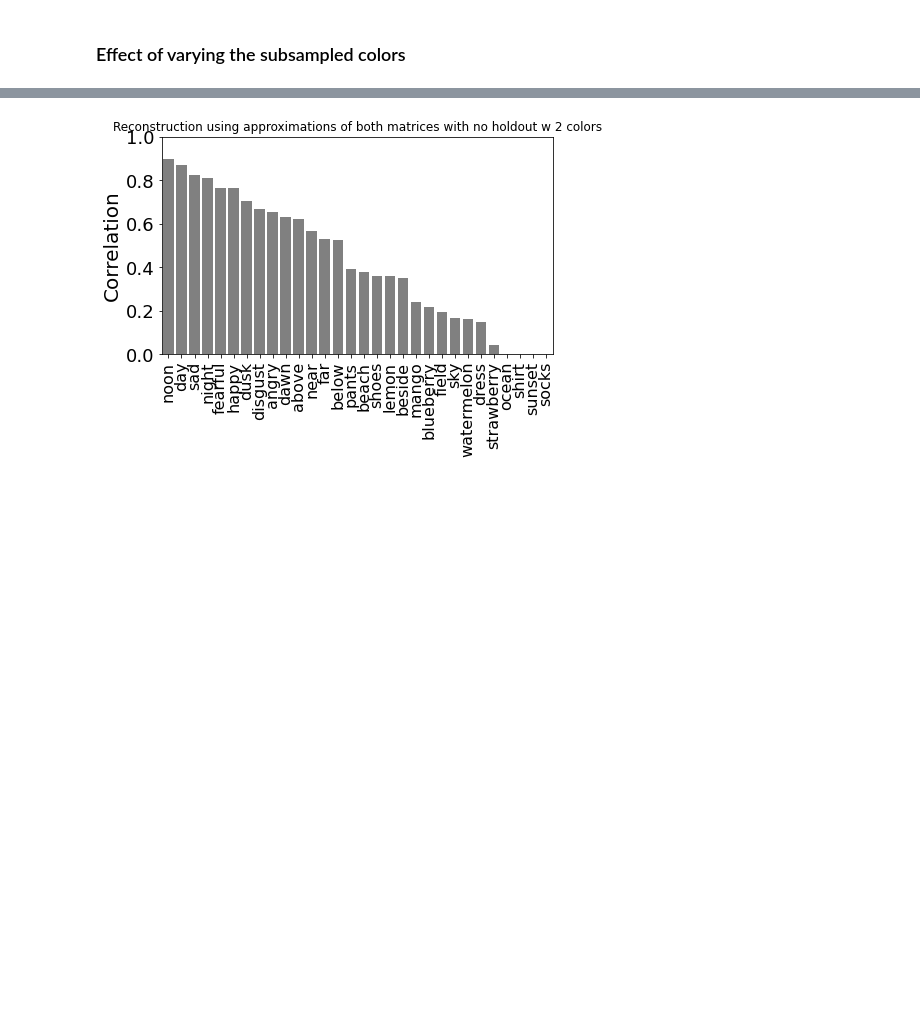
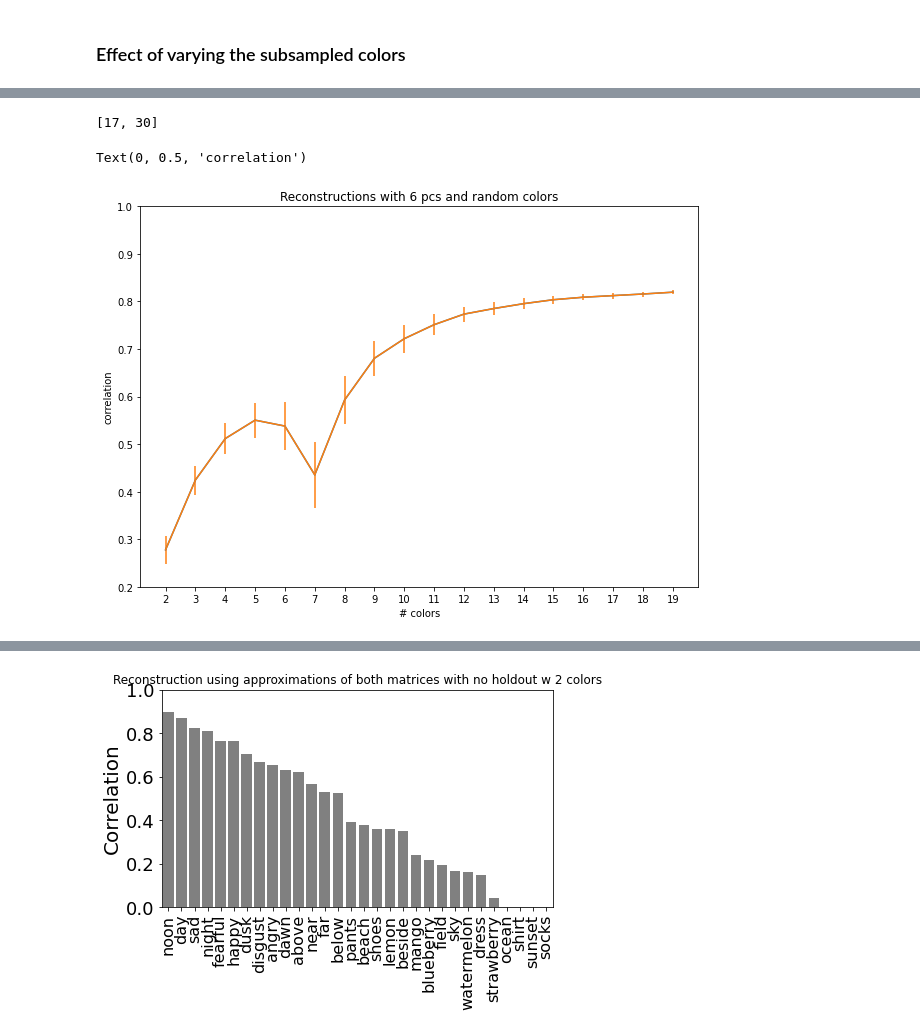
Before and after one commit to SchlossVRL/semantic_spaces, a Jupyter notebook: analysis/python/semantic_spaces_reconstruction.ipynb, the cells around one changed output, grey strips where cells are left out. Cells and saved outputs as stored; diff of their text form; code cells hidden in the pictures; blank space fills up the shorter version.

```diff
--- a/analysis/python/semantic_spaces_reconstruction.ipynb
+++ b/analysis/python/semantic_spaces_reconstruction.ipynb
@@ -295 +301,6 @@ print(plot_ys)
 Name: correlation, dtype: float64
+# %%
+
+random.sample(range(58),2)
+# %% [output]
+[17, 30]
@@ -295,0 +350,17 @@ Name: correlation, dtype: float64
+# %%
+approx_df_ = approx_df.groupby(['num_cols','run']).mean().reset_index()
+# %%
+
+plot_ys = approx_df_.groupby('num_cols').mean().reset_index().correlation
+plot_err = approx_df_.groupby('num_cols').std().reset_index().correlation/np.sqrt(30)*1.96
+fig = plt.figure(figsize=(10,7))
+plt.plot(np.arange(2,20,1),plot_ys)
+plt.errorbar(x= np.arange(2,20,1),y = plot_ys,yerr=plot_err)
+plt.title('Reconstructions with 6 pcs and random colors')
+plt.xlabel('# colors')
+plt.xticks(np.arange(2,20,1))
+plt.ylim(.2,1)
+plt.ylabel('correlation')
+# %% [output]
+Text(0, 0.5, 'correlation')
+[figure, added]
```
Also changed, not shown: parts of 33 cells of this notebook, 1 other file.
